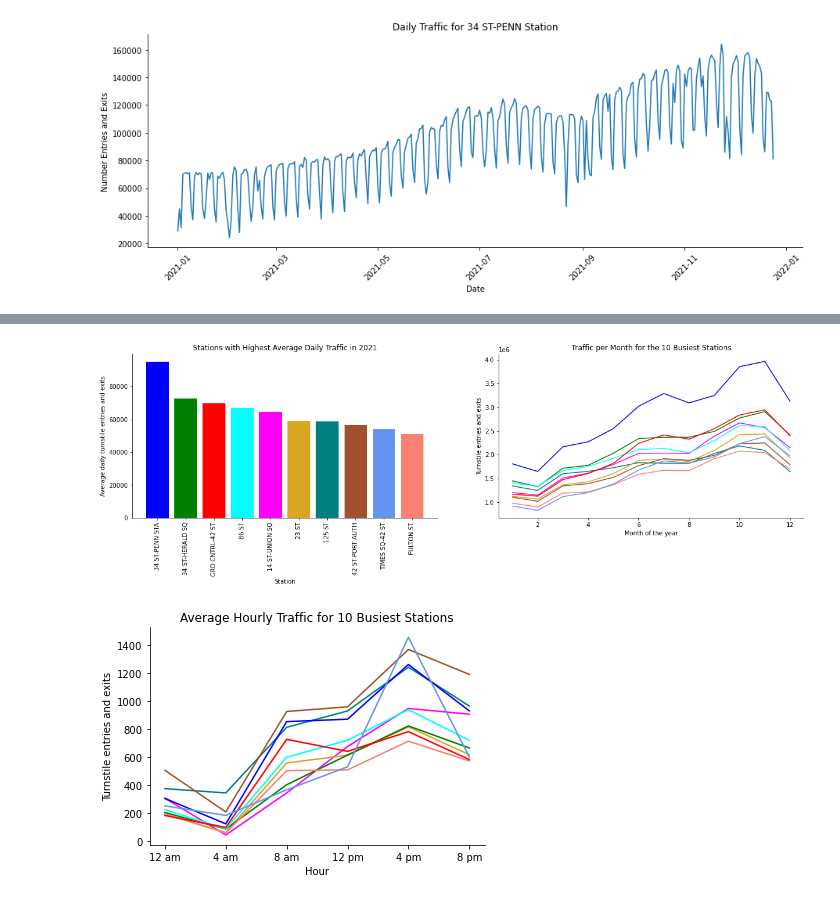
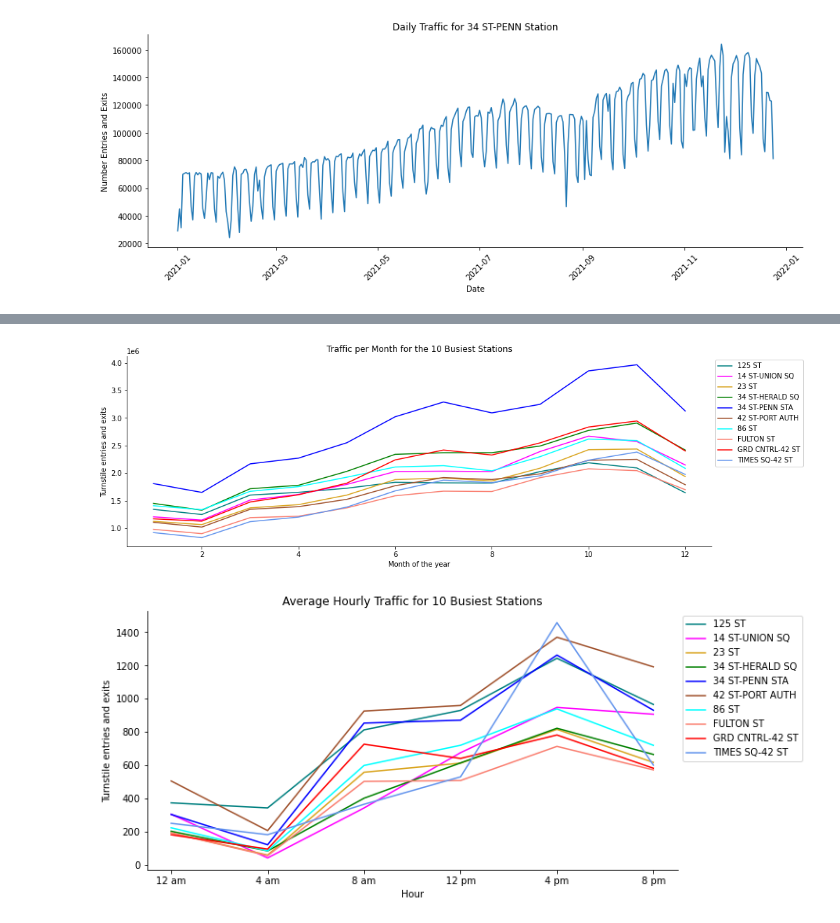
Before and after one commit to ngoodby/EDA-Project, a Jupyter notebook: EDA_Project.ipynb, the cells around one changed output, grey strips where cells are left out. Saved outputs shown, nothing was run; the diff lists cells and outputs as text; code cells hidden in the pictures.

Commit message:
formatting figures

```diff
--- a/EDA_Project.ipynb
+++ b/EDA_Project.ipynb
@@ -276,30 +287,21 @@ monthly_in_out = (monthly_in_out.groupby(['STATION','MONTH'])
 # %%
 colors = {'34 ST-PENN STA':'blue','34 ST-HERALD SQ':'green',
           'GRD CNTRL-42 ST':'red','86 ST':'cyan','14 ST-UNION SQ':'magenta','23 ST':'goldenrod',
           '125 ST':'teal','42 ST-PORT AUTH':'sienna','TIMES SQ-42 ST':'cornflowerblue',
           'FULTON ST':'salmon'}
 
-plt.figure(figsize=(20,5))
-plt.subplot(1,2,1)
-
-plt.bar(x = mean_daily_in_out.STATION[:10], height = mean_daily_in_out.MEAN_DAILY_IN_OUT[:10],
-        color = ['blue','green','red','cyan','magenta','goldenrod','teal','sienna','cornflowerblue','salmon'])
-plt.xticks(rotation=90)
-plt.xlabel('Station')
-plt.ylabel('Average daily turnstile entries and exits')
-plt.title('Stations with Highest Average Daily Traffic in 2021')
-
-plt.subplot(1,2,2)
+plt.figure(figsize=(15,5))
 for name, group in monthly_in_out.groupby('STATION'):
-    plt.plot(group['MONTH'], group['MONTHLY_IN_OUT'], color = colors[name])
+    plt.plot(group['MONTH'], group['MONTHLY_IN_OUT'], color = colors[name], label = name)
 
 plt.xlabel('Month of the year')
 plt.ylabel('Turnstile entries and exits')
 plt.title('Traffic per Month for the 10 Busiest Stations')
 sns.despine()
-plt.savefig('main_fig.jpg', bbox_inches = 'tight');
+plt.legend(bbox_to_anchor=(1, 1))
+plt.savefig('stations_monthly.jpg', bbox_inches = 'tight');
 # %% [output]
-[figure, old version]
+[figure, new version]
 # %%
 #Let's check out how traffic changes throughout the day at the busiest station
 stations_hourly = (turnstiles_hourly[turnstiles_hourly.STATION.isin(top_10)]
@@ -314,14 +316,16 @@ stations_hourly = (stations_hourly
 ticks = stations_hourly.TIME.unique().astype('object')
 labels = ['12 am','4 am','8 am','12 pm','4 pm','8 pm']
 
+plt.figure(figsize=(10,5))
 for name, group in stations_hourly.groupby('STATION'):
-    plt.plot(group['TIME'], group['HOURLY_IN_OUT'], color = colors[name])
+    plt.plot(group['TIME'], group['HOURLY_IN_OUT'], color = colors[name], label=name)
 
 plt.ylabel('Turnstile entries and exits')
 plt.xlabel('Hour')
 plt.xticks(ticks = ticks, labels = labels)
 plt.title('Average Hourly Traffic for 10 Busiest Stations')
 sns.despine()
-plt.savefig('stations_hourly.jpg');
+plt.legend(bbox_to_anchor=(1, 1))
+plt.savefig('stations_hourly.jpg', bbox_inches = 'tight');
 # %% [output]
-[figure, old version]
+[figure, new version]
```
Also changed, not shown: parts of 15 cells of this notebook, 4 other files.
